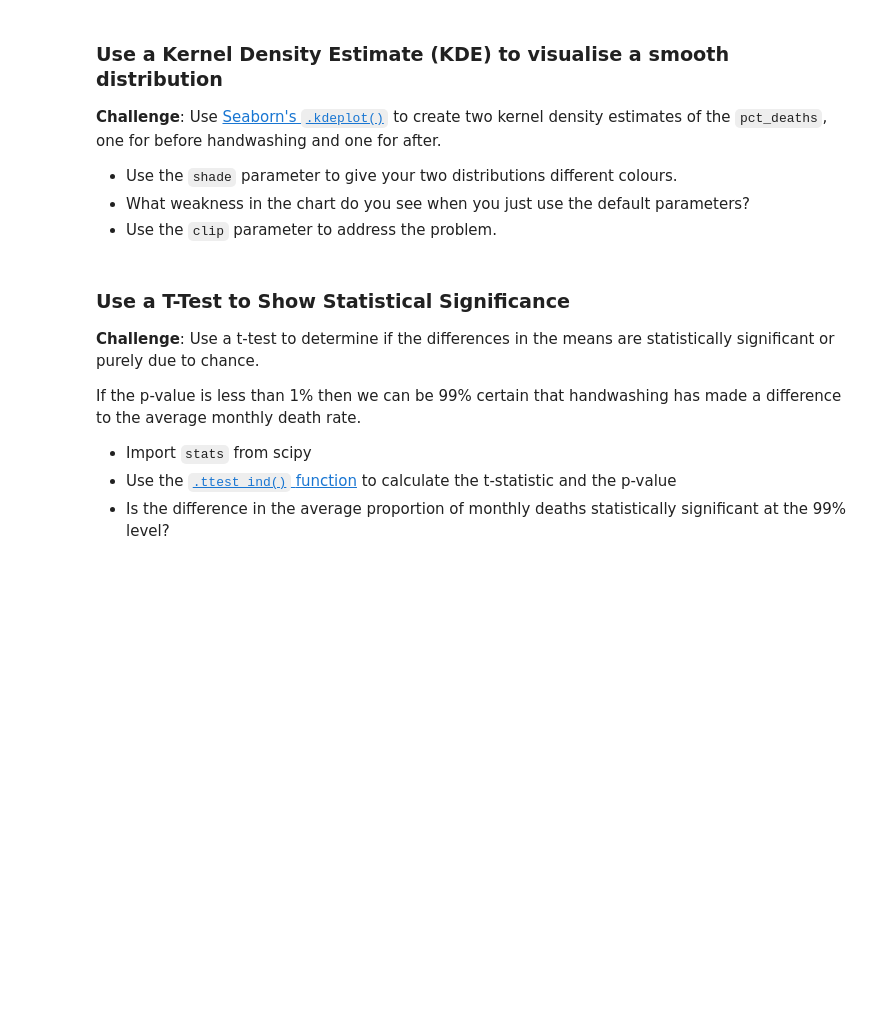
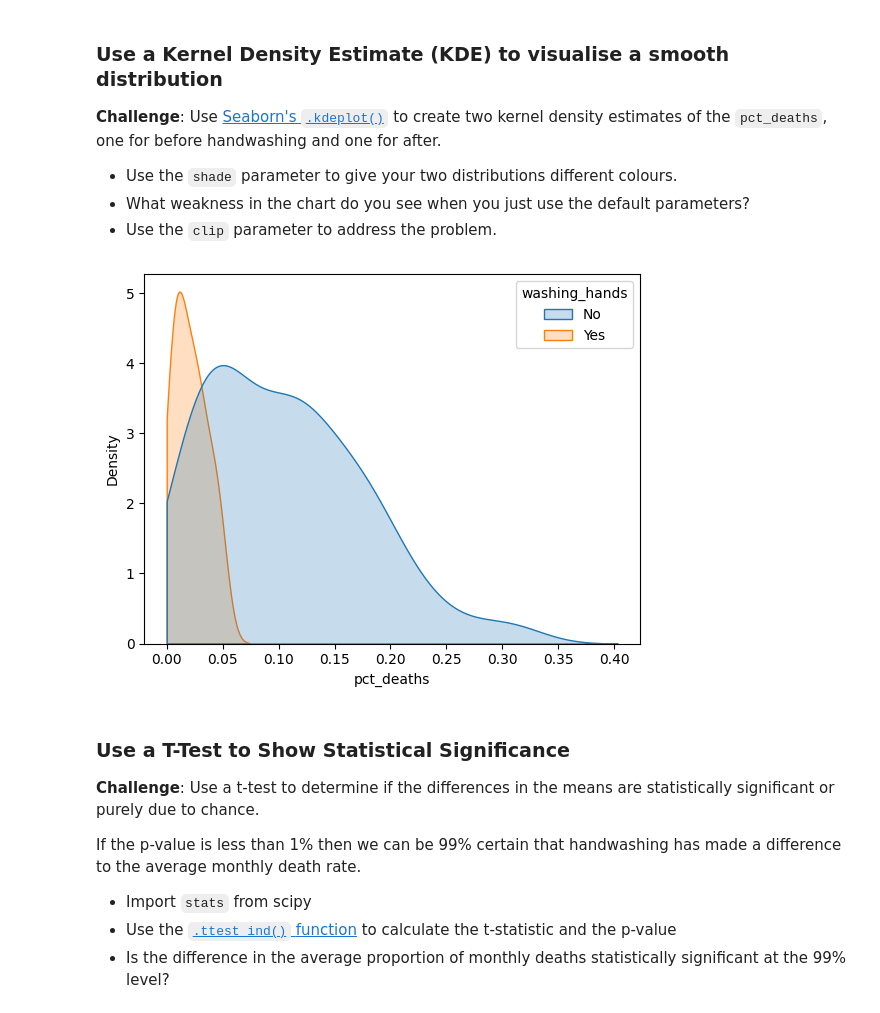
Before and after one commit to noah-clements/100Days-Python-Course, a Jupyter notebook: Dr+Semmelweis+Analysis/Dr_Semmelweis_Handwashing_Discovery.ipynb, the cells around one changed output. Saved outputs shown, nothing was run; the diff lists cells and outputs as text; code cells hidden in the pictures; blank space fills up the shorter version.

Commit message:
proposed solution for #29 Lecture 668, Challenge 4: Use a Kernel Density Estimate (KDE) to visualise a smooth distribution

```diff
--- a/Dr+Semmelweis+Analysis/Dr_Semmelweis_Handwashing_Discovery.ipynb
+++ b/Dr+Semmelweis+Analysis/Dr_Semmelweis_Handwashing_Discovery.ipynb
@@ -423,6 +439,11 @@ hist.show()
 * Use the `shade` parameter to give your two distributions different colours.
 * What weakness in the chart do you see when you just use the default parameters?
 * Use the `clip` parameter to address the problem.
+# %%
+sns.kdeplot(df_monthly, x='pct_deaths', hue='washing_hands',
+            fill='washing_hands', clip=(0,1))
+# %% [output]
+[figure, added]
 # %% [markdown]
 ### Use a T-Test to Show Statistical Significance
 
```
Also changed, not shown: parts of 1 cell of this notebook.
